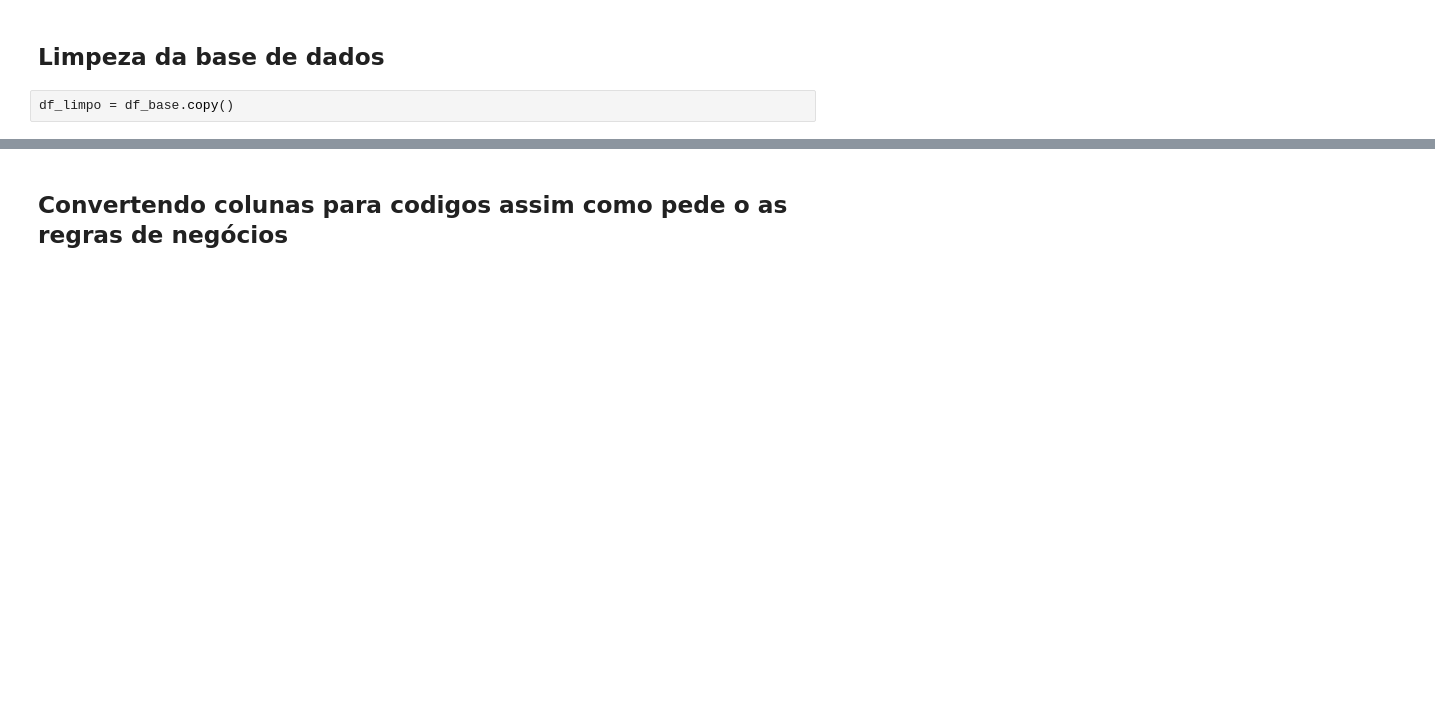
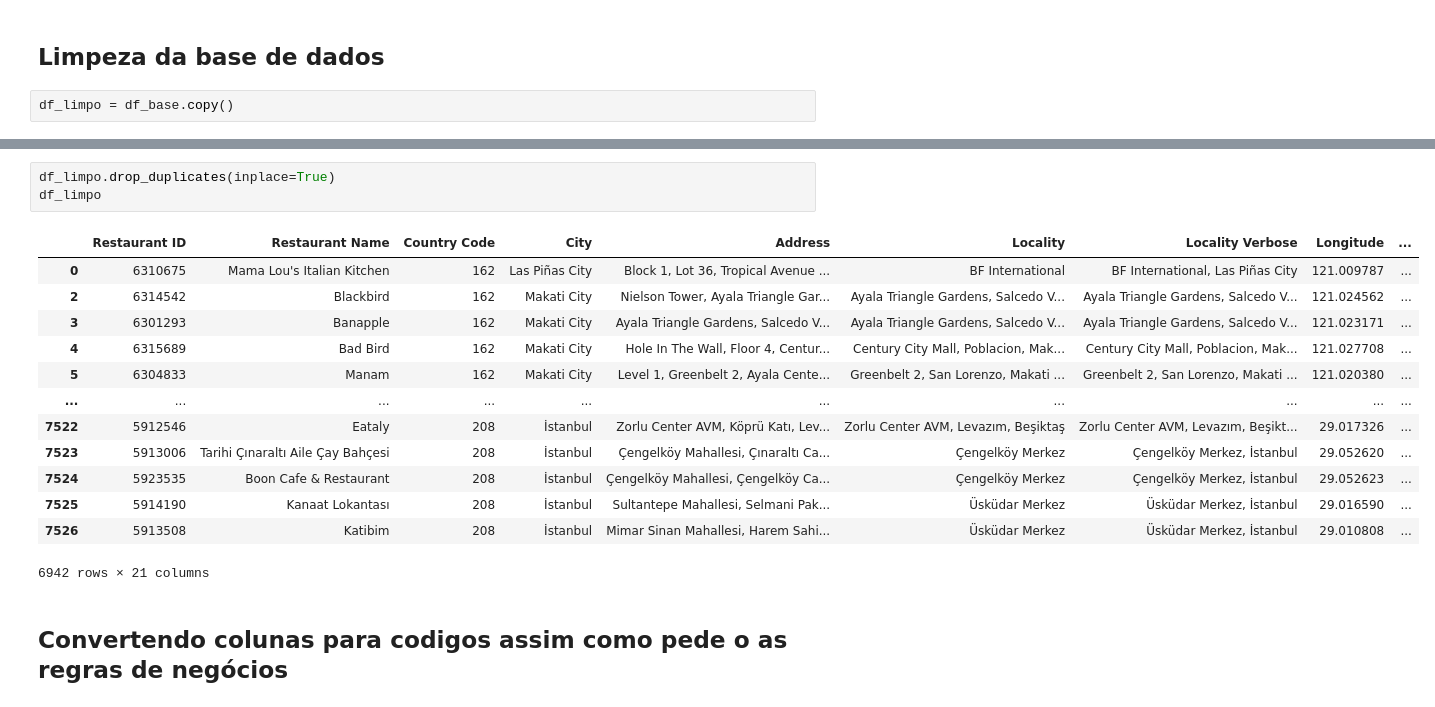
Before and after one commit to evaldocunhaf/Analise-de-dados-FTC-CDS, a Jupyter notebook: analise.ipynb, the cells around one changed output, grey strips where cells are left out. Drawn from its saved outputs; the diff is of its cells as text; blank space fills up the shorter version.

```diff
--- a/analise.ipynb
+++ b/analise.ipynb
@@ -94,3 +94,20 @@ memory usage: 1.3+ MB
+# %%
+df_limpo.drop_duplicates(inplace=True)
+df_limpo
+# %% [output]
+|  | Restaurant ID | Restaurant Name | Country Code | City | Address | Locality | Locality Verbose | Longitude | ... |
+| 0 | 6310675 | Mama Lou's Italian Kitchen | 162 | Las Piñas City | Block 1, Lot 36, Tropical Avenue ... | BF International | BF International, Las Piñas City | 121.009787 | ... |
+| 2 | 6314542 | Blackbird | 162 | Makati City | Nielson Tower, Ayala Triangle Gar... | Ayala Triangle Gardens, Salcedo V... | Ayala Triangle Gardens, Salcedo V... | 121.024562 | ... |
+| 3 | 6301293 | Banapple | 162 | Makati City | Ayala Triangle Gardens, Salcedo V... | Ayala Triangle Gardens, Salcedo V... | Ayala Triangle Gardens, Salcedo V... | 121.023171 | ... |
+| 4 | 6315689 | Bad Bird | 162 | Makati City | Hole In The Wall, Floor 4, Centur... | Century City Mall, Poblacion, Mak... | Century City Mall, Poblacion, Mak... | 121.027708 | ... |
+| 5 | 6304833 | Manam | 162 | Makati City | Level 1, Greenbelt 2, Ayala Cente... | Greenbelt 2, San Lorenzo, Makati ... | Greenbelt 2, San Lorenzo, Makati ... | 121.020380 | ... |
+| ... | ... | ... | ... | ... | ... | ... | ... | ... | ... |
+| 7522 | 5912546 | Eataly | 208 | İstanbul | Zorlu Center AVM, Köprü Katı, Lev... | Zorlu Center AVM, Levazım, Beşiktaş | Zorlu Center AVM, Levazım, Beşikt... | 29.017326 | ... |
+| 7523 | 5913006 | Tarihi Çınaraltı Aile Çay Bahçesi | 208 | İstanbul | Çengelköy Mahallesi, Çınaraltı Ca... | Çengelköy Merkez | Çengelköy Merkez, İstanbul | 29.052620 | ... |
+| 7524 | 5923535 | Boon Cafe & Restaurant | 208 | İstanbul | Çengelköy Mahallesi, Çengelköy Ca... | Çengelköy Merkez | Çengelköy Merkez, İstanbul | 29.052623 | ... |
+| 7525 | 5914190 | Kanaat Lokantası | 208 | İstanbul | Sultantepe Mahallesi, Selmani Pak... | Üsküdar Merkez | Üsküdar Merkez, İstanbul | 29.016590 | ... |
+| 7526 | 5913508 | Katibim | 208 | İstanbul | Mimar Sinan Mahallesi, Harem Sahi... | Üsküdar Merkez | Üsküdar Merkez, İstanbul | 29.010808 | ... |
+6942 rows × 21 columns
 # %% [markdown]
 ## Convertendo colunas para codigos assim como pede o as regras de negócios
 # %%
```
Also changed, not shown: parts of 38 cells of this notebook, 1 other file.
